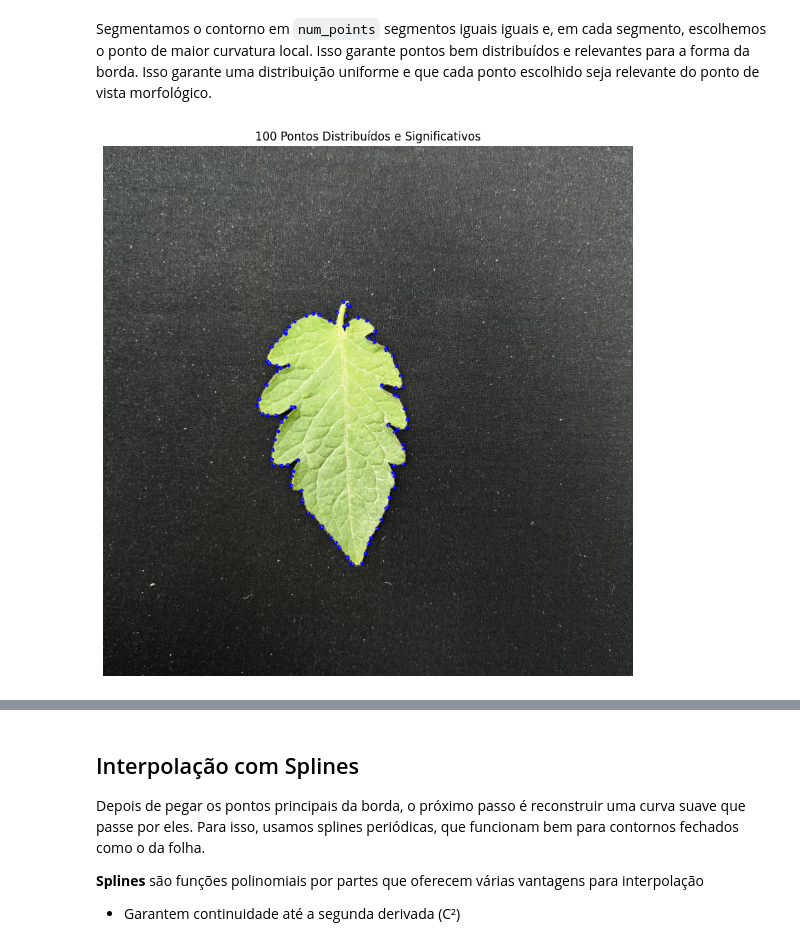
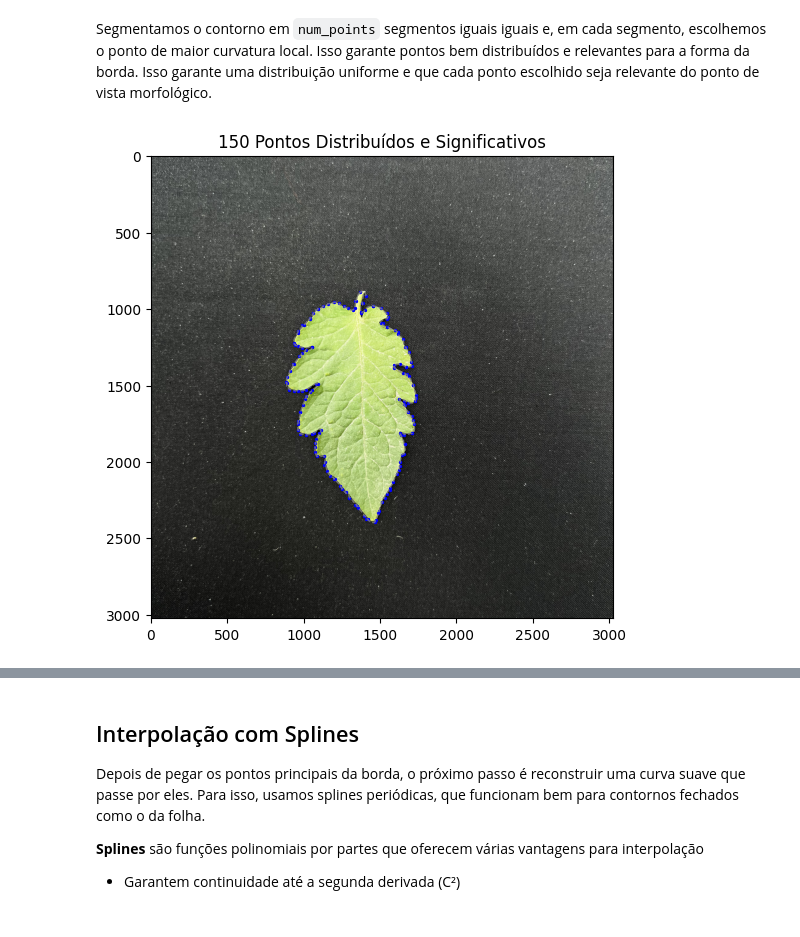
Before and after one commit to mateuskrause/tp-aln, a Jupyter notebook: main.ipynb, the cells around one changed output, grey strips where cells are left out. Cells and saved outputs as stored; diff of their text form; code cells hidden in the pictures.

```diff
--- a/main.ipynb
+++ b/main.ipynb
@@ -89,26 +101,27 @@ abs_curvature = np.abs(curvature)
 # %% [markdown]
 Segmentamos o contorno em `num_points` segmentos iguais iguais e, em cada segmento, escolhemos o ponto de maior curvatura local. Isso garante pontos bem distribuídos e relevantes para a forma da borda. Isso garante uma distribuição uniforme e que cada ponto escolhido seja relevante do ponto de vista morfológico.
 # %%
-num_points = 100
-N = len(contour_closed)
-step = N // num_points
+def significant_points(img, contour_closed, abs_curvature, num_points=100):
+    N = len(contour_closed)
+    step = N // num_points
 
-final_indices = []
-for i in range(num_points):
-    start = i * step
-    end = (i + 1) * step if i < num_points - 1 else N
-    region_indices = range(start, end)
-    best_idx = max(region_indices, key=lambda idx: abs_curvature[idx])
-    final_indices.append(best_idx)
+    final_indices = []
+    for i in range(num_points):
+        start = i * step
+        end = (i + 1) * step if i < num_points - 1 else N
+        region_indices = range(start, end)
+        best_idx = max(region_indices, key=lambda idx: abs_curvature[idx])
+        final_indices.append(best_idx)
 
-final_points = contour_closed[final_indices]
+    final_points = contour_closed[final_indices]
 
-plt.figure(figsize=(10, 10))
-plt.imshow(img)
-plt.plot(contour_closed[:, 0], contour_closed[:, 1], '--', color='gray', lw=1, alpha=0.8)
-plt.scatter(final_points[:, 0], final_points[:, 1], c='blue', s=10, marker='o')
-plt.title(f'{num_points} Pontos Distribuídos e Significativos')
-plt.axis('off')
-plt.show()
+    plt.figure(figsize=(6, 6))
+    plt.imshow(img)
+    plt.plot(contour_closed[:, 0], contour_closed[:, 1], '--', color='gray', lw=1, alpha=0.8)
+    plt.scatter(final_points[:, 0], final_points[:, 1], c='blue', s=5, marker='o')
+    plt.title(f'{num_points} Pontos Distribuídos e Significativos')
+    plt.show()
+
+significant_points(img, contour_closed, abs_curvature, num_points=150)
 # %% [output]
-[figure, old version]
+[figure, new version]
```
Also changed, not shown: parts of 10 cells of this notebook.
